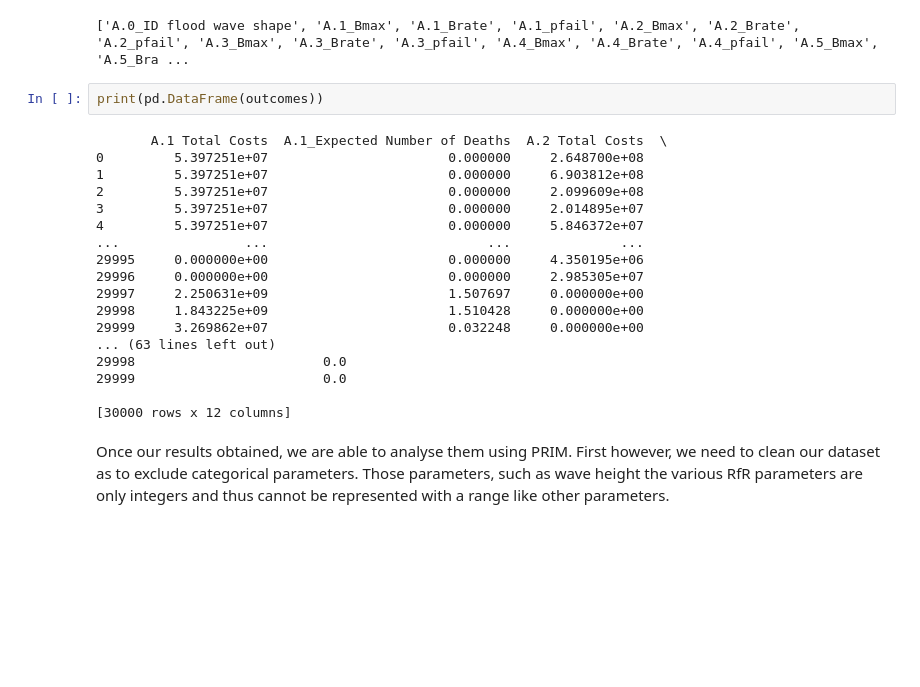
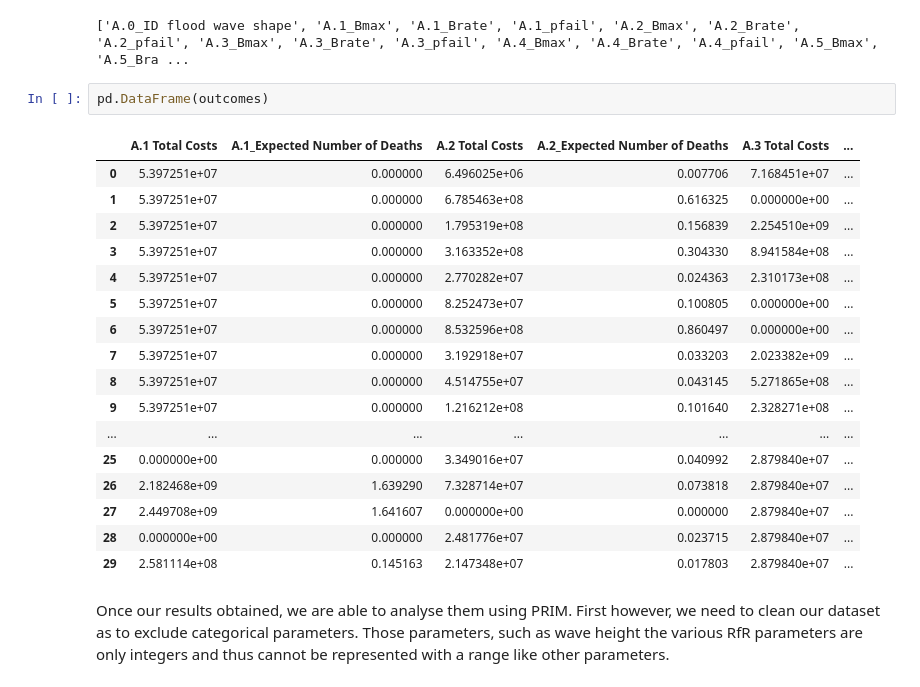
Before and after one commit to TanguiLG/Group13MBDM, a Jupyter notebook: Class Content/final assignment/PRIM.ipynb, the cells around one changed output. Cells and saved outputs as stored; diff of their text form; blank space fills up the shorter version.

```diff
--- a/Class Content/final assignment/PRIM.ipynb
+++ b/Class Content/final assignment/PRIM.ipynb
@@ -82,25 +86,25 @@ print(list(pd.DataFrame(experiments).columns))
 # %% [output]
 ['A.0_ID flood wave shape', 'A.1_Bmax', 'A.1_Brate', 'A.1_pfail', 'A.2_Bmax', 'A.2_Brate', 'A.2_pfail', 'A.3_Bmax', 'A.3_Brate', 'A.3_pfail', 'A.4_Bmax', 'A.4_Brate', 'A.4_pfail', 'A.5_Bmax', 'A.5_Bra ...
 # %%
-print(pd.DataFrame(outcomes))
+pd.DataFrame(outcomes)
 # %% [output]
-       A.1 Total Costs  A.1_Expected Number of Deaths  A.2 Total Costs  \
-0         5.397251e+07                       0.000000     2.648700e+08
-1         5.397251e+07                       0.000000     6.903812e+08
-2         5.397251e+07                       0.000000     2.099609e+08
-3         5.397251e+07                       0.000000     2.014895e+07
-4         5.397251e+07                       0.000000     5.846372e+07
-...                ...                            ...              ...
-29995     0.000000e+00                       0.000000     4.350195e+06
-29996     0.000000e+00                       0.000000     2.985305e+07
-29997     2.250631e+09                       1.507697     0.000000e+00
-29998     1.843225e+09                       1.510428     0.000000e+00
-29999     3.269862e+07                       0.032248     0.000000e+00
-... (63 lines left out)
-29998                        0.0
-29999                        0.0
-
-[30000 rows x 12 columns]
+|  | A.1 Total Costs | A.1_Expected Number of Deaths | A.2 Total Costs | A.2_Expected Number of Deaths | A.3 Total Costs | ... |
+| 0 | 5.397251e+07 | 0.000000 | 6.496025e+06 | 0.007706 | 7.168451e+07 | ... |
+| 1 | 5.397251e+07 | 0.000000 | 6.785463e+08 | 0.616325 | 0.000000e+00 | ... |
+| 2 | 5.397251e+07 | 0.000000 | 1.795319e+08 | 0.156839 | 2.254510e+09 | ... |
+| 3 | 5.397251e+07 | 0.000000 | 3.163352e+08 | 0.304330 | 8.941584e+08 | ... |
+| 4 | 5.397251e+07 | 0.000000 | 2.770282e+07 | 0.024363 | 2.310173e+08 | ... |
+| 5 | 5.397251e+07 | 0.000000 | 8.252473e+07 | 0.100805 | 0.000000e+00 | ... |
+| 6 | 5.397251e+07 | 0.000000 | 8.532596e+08 | 0.860497 | 0.000000e+00 | ... |
+| 7 | 5.397251e+07 | 0.000000 | 3.192918e+07 | 0.033203 | 2.023382e+09 | ... |
+| 8 | 5.397251e+07 | 0.000000 | 4.514755e+07 | 0.043145 | 5.271865e+08 | ... |
+| 9 | 5.397251e+07 | 0.000000 | 1.216212e+08 | 0.101640 | 2.328271e+08 | ... |
+| ... | ... | ... | ... | ... | ... | ... |
+| 25 | 0.000000e+00 | 0.000000 | 3.349016e+07 | 0.040992 | 2.879840e+07 | ... |
+| 26 | 2.182468e+09 | 1.639290 | 7.328714e+07 | 0.073818 | 2.879840e+07 | ... |
+| 27 | 2.449708e+09 | 1.641607 | 0.000000e+00 | 0.000000 | 2.879840e+07 | ... |
+| 28 | 0.000000e+00 | 0.000000 | 2.481776e+07 | 0.023715 | 2.879840e+07 | ... |
+| 29 | 2.581114e+08 | 0.145163 | 2.147348e+07 | 0.017803 | 2.879840e+07 | ... |
 # %% [markdown]
 Once our results obtained, we are able to analyse them using PRIM. First however, we need to clean our dataset as to exclude categorical parameters. Those parameters, such as wave height the various RfR parameters are only integers and thus cannot be represented with a range like other parameters.
 # %%
```
Also changed, not shown: parts of 4 cells of this notebook, 12 other files.
